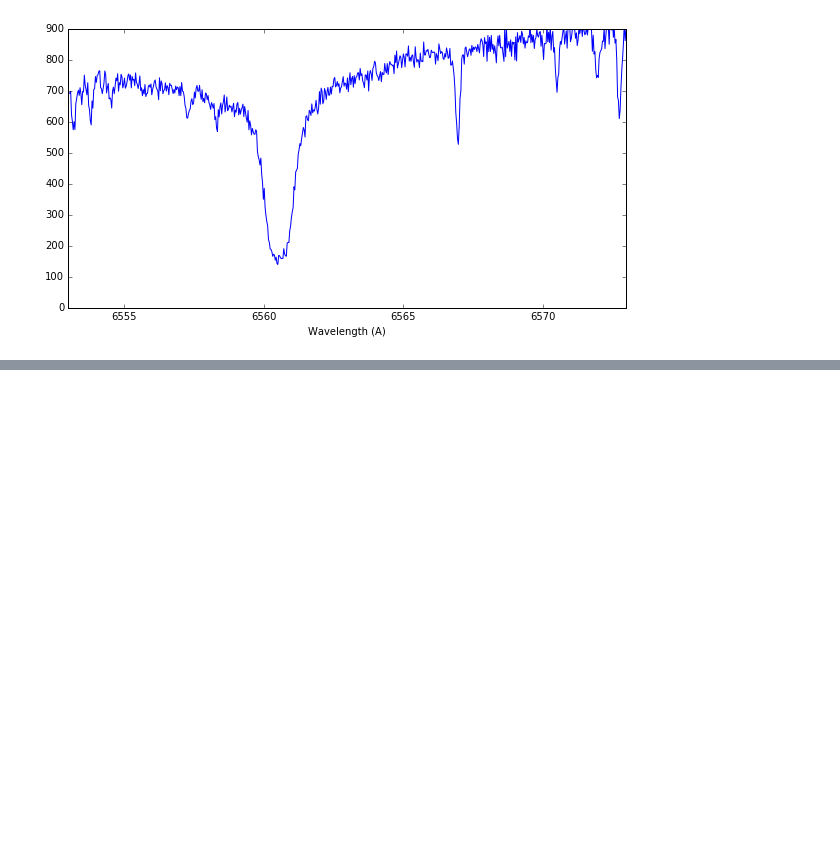
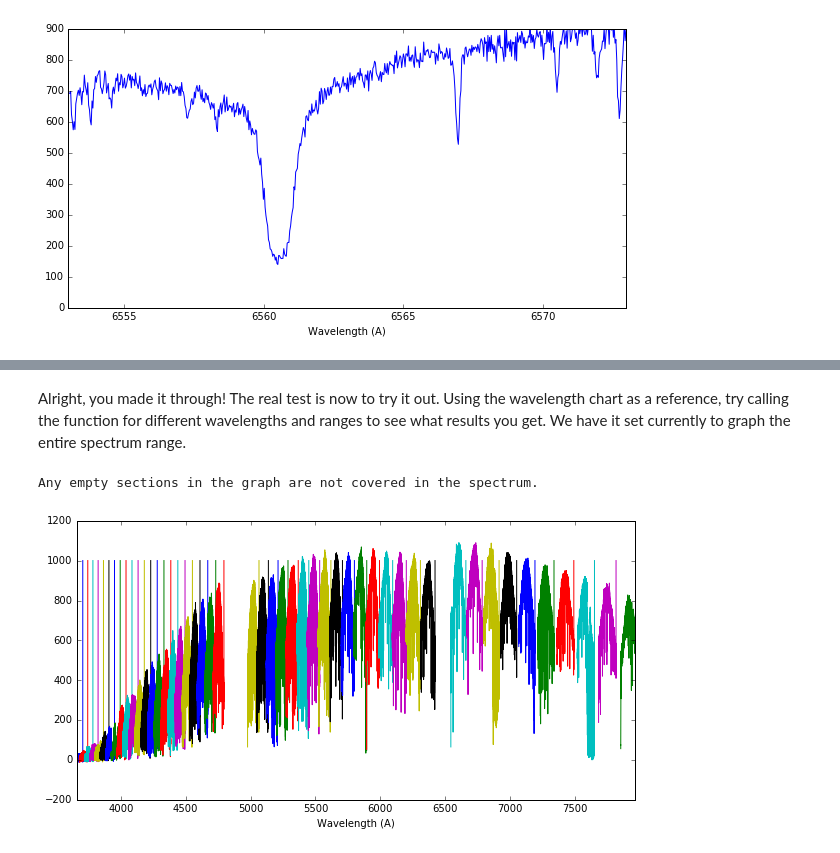
Before and after one commit to ylecoeuche/HIRES_analysis, a Jupyter notebook: HIRES.ipynb, the cells around one changed output, grey strips where cells are left out. Drawn from its saved outputs; the diff is of its cells as text; code cells hidden in the pictures; blank space fills up the shorter version.

```diff
--- a/HIRES.ipynb
+++ b/HIRES.ipynb
@@ -289,0 +306,21 @@ plt.xlabel('Wavelength (A)')
+# %%
+start_value = 4500
+wavelength_range = 600
+
+sections = ['b', 'r', 'i'] #so we can cycle through the files and save space
+end_value = start_value + wavelength_range
+
+for i in range (3):        #cycling through files and getting their dimensions
+    wavelength = eval('wave_values_' + sections[i])
+    image = eval('image_' + sections[i])
+    order_max = wavelength.shape[0]
+    wavelength_max = wavelength.shape[1]
+
+    if wavelength[0, 0] <= start_value < wavelength[order_max - 1, wavelength_max - 1]: #finding the start value file
+        start_file = i
+
+    if wavelength[0, 0] <= end_value < wavelength[order_max - 1, wavelength_max - 1]: #finding the end value file
+        end_file = i
+
+file_range = end_file - start_file
+print (file_range)
@@ -289,0 +331,22 @@ plt.xlabel('Wavelength (A)')
+# %%
+end_order = 0    #calibration so as not to return error
+start_order = 0
+end_wavelength = 0
+start_wavelength = 0
+
+for n in range(order_max):                                                   #checking every order in a file
+    if wavelength[n, 0] <= start_value < wavelength[n, wavelength_max - 1]:  #finding the start value order
+        start_order = n
+        for m in range(wavelength_max):                    #checking every wavelength in an order
+            if abs(start_value - wavelength[n, m]) < .02:  #finding the start value pixel within .02 angstroms
+                start_wavelength = m
+
+for n in range(order_max):                                                  #same as top four, but for end value
+    if wavelength[n, 0] <= end_value < wavelength[n, wavelength_max - 1]:
+        end_order = n
+        for m in range(wavelength_max):
+            if abs(end_value - wavelength[n, m]) < .02:
+                end_wavelength = m
+
+order_range = end_order - start_order
+wavelength_range = end_wavelength - start_wavelength
@@ -289,0 +524,7 @@ plt.xlabel('Wavelength (A)')
+# %% [markdown]
+Alright, you made it through! The real test is now to try it out. Using the wavelength chart as a reference, try calling the function for different wavelengths and ranges to see what results you get. We have it set currently to graph the entire spectrum range.
+# %%
+spectral_plot(3660, 4300)
+# %% [output]
+Any empty sections in the graph are not covered in the spectrum.
+[figure, added]
```
Also changed, not shown: parts of 25 cells of this notebook, 2 other files.
